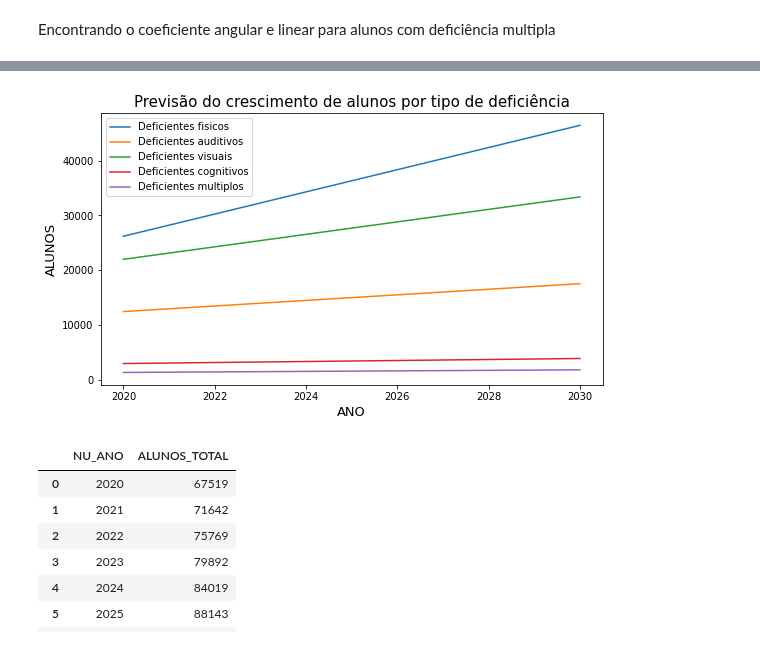
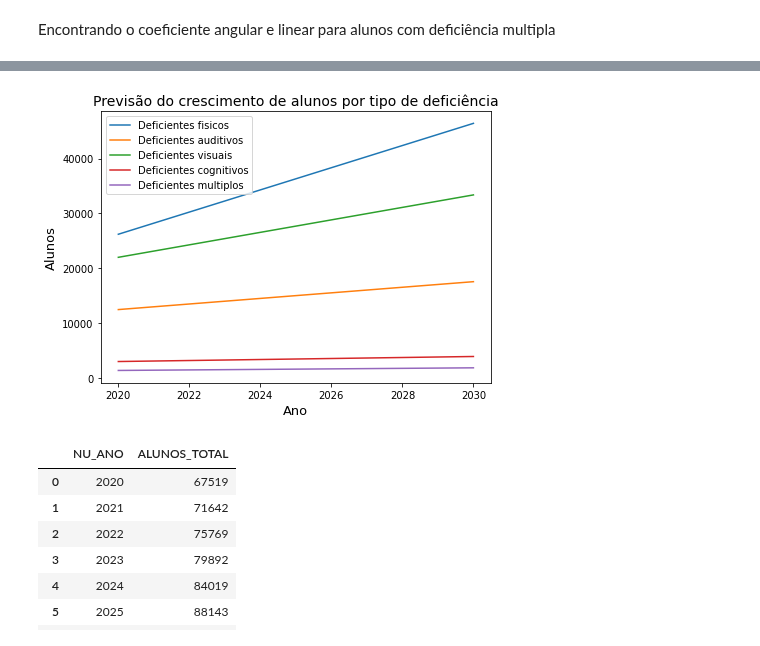
Before and after one commit to roxacarv/edulearn, a Jupyter notebook: regressão_linear/regressão_edulearn.ipynb, the cells around one changed output, grey strips where cells are left out. Cells and saved outputs as stored; diff of their text form; code cells hidden in the pictures.

Commit message:
padronização dos gráficos

```diff
--- a/regressão_linear/regressão_edulearn.ipynb
+++ b/regressão_linear/regressão_edulearn.ipynb
@@ -334,3 +340,18 @@ df_deficiencias_ano
 | 8 | 2028 | 42371 | 16527 | 31091 | 3718 | ... |
 | 9 | 2029 | 44393 | 17036 | 32229 | 3810 | ... |
 | 10 | 2030 | 46415 | 17545 | 33367 | 3902 | ... |
+# %%
+#Criando gráfico das previsões
+plt.figure(figsize=(7, 5))
+sns.set_theme(palette='crest')
+labels = 'Alunos com deficiência física', 'Alunos com deficiência auditiva', 'Alunos com deficiência visual', 'Alunos com deficiência cognitiva', 'Alunos com deficiência múltipla'
+#sns.lineplot(data=df_deficiencias_ano)
+sns.lineplot(df_deficiencias_ano["NU_ANO"],df_deficiencias_ano["ALUNOS_COM_DEFICIENCIA_FISICA"],label="Deficientes fisicos", palette = 'crest')
+sns.lineplot(df_deficiencias_ano["NU_ANO"],df_deficiencias_ano["ALUNOS_COM_DEFICIENCIA_AUDITIVA"],label="Deficientes auditivos", palette = 'crest')
+sns.lineplot(df_deficiencias_ano["NU_ANO"],df_deficiencias_ano["ALUNOS_COM_DEFICIENCIA_VISUAL"],label="Deficientes visuais", palette = 'crest')
+sns.lineplot(df_deficiencias_ano["NU_ANO"],df_deficiencias_ano["ALUNOS_COM_DEFICIENCIA_COGNITIVA"],label="Deficientes cognitivos", palette = 'crest')
+sns.lineplot(df_deficiencias_ano["NU_ANO"],df_deficiencias_ano["ALUNOS_COM_DEFICIENCIA_MULTIPLA"],label="Deficientes multiplos", palette = 'crest')
+plt.title("PREVISÃO DE ALUNOS POR TIPO DE DEFICIÊNCIA",fontsize=14)
+plt.xlabel("Ano", fontsize=13), plt.ylabel("Alunos", fontsize=13)
+plt.legend()
+plt.savefig('previsao_tipos.png', transparent = True)
@@ -337,21 +360,17 @@ df_deficiencias_ano
 # %%
 #Criando gráfico das previsões
-plt.figure(figsize=(9, 5))
-
-plt.plot(df_deficiencias_ano["NU_ANO"],df_deficiencias_ano["ALUNOS_COM_DEFICIENCIA_FISICA"],label="Deficientes fisicos")
-plt.plot(df_deficiencias_ano["NU_ANO"],df_deficiencias_ano["ALUNOS_COM_DEFICIENCIA_AUDITIVA"],label="Deficientes auditivos")
-plt.plot(df_deficiencias_ano["NU_ANO"],df_deficiencias_ano["ALUNOS_COM_DEFICIENCIA_VISUAL"],label="Deficientes visuais")
-plt.plot(df_deficiencias_ano["NU_ANO"],df_deficiencias_ano["ALUNOS_COM_DEFICIENCIA_COGNITIVA"],label="Deficientes cognitivos")
-plt.plot(df_deficiencias_ano["NU_ANO"],df_deficiencias_ano["ALUNOS_COM_DEFICIENCIA_MULTIPLA"],label="Deficientes multiplos")
-
-
-plt.title("Previsão do crescimento de alunos por tipo de deficiência",fontsize=15)
-plt.xlabel("ANO",fontsize=13)
-plt.ylabel("ALUNOS",fontsize=13)
+plt.figure(figsize=(7, 5))
+sns.lineplot(df_deficiencias_ano["NU_ANO"],df_deficiencias_ano["ALUNOS_COM_DEFICIENCIA_FISICA"],label="Deficientes fisicos", palette = 'crest')
+sns.lineplot(df_deficiencias_ano["NU_ANO"],df_deficiencias_ano["ALUNOS_COM_DEFICIENCIA_AUDITIVA"],label="Deficientes auditivos", palette = 'crest')
+sns.lineplot(df_deficiencias_ano["NU_ANO"],df_deficiencias_ano["ALUNOS_COM_DEFICIENCIA_VISUAL"],label="Deficientes visuais", palette = 'crest')
+sns.lineplot(df_deficiencias_ano["NU_ANO"],df_deficiencias_ano["ALUNOS_COM_DEFICIENCIA_COGNITIVA"],label="Deficientes cognitivos", palette = 'crest')
+sns.lineplot(df_deficiencias_ano["NU_ANO"],df_deficiencias_ano["ALUNOS_COM_DEFICIENCIA_MULTIPLA"],label="Deficientes multiplos", palette = 'crest')
+plt.title("Previsão do crescimento de alunos por tipo de deficiência",fontsize=14)
+plt.xlabel("Ano", fontsize=13), plt.ylabel("Alunos", fontsize=13)
 plt.legend()
-plt.show()
+plt.savefig('previsao_tipos.png', transparent = True)
 # %% [output]
-[figure, old version]
+[figure, new version]
 # %%
 def alunos_totais(ano, fisica, auditiva, visual, cognitiva, multipla):
   global coef_ano, coef_def_fisica, coef_def_auditiva, coef_def_visual, coef_def_cognitiva, coef_def_multipla
```
Also changed, not shown: parts of 5 cells of this notebook.
